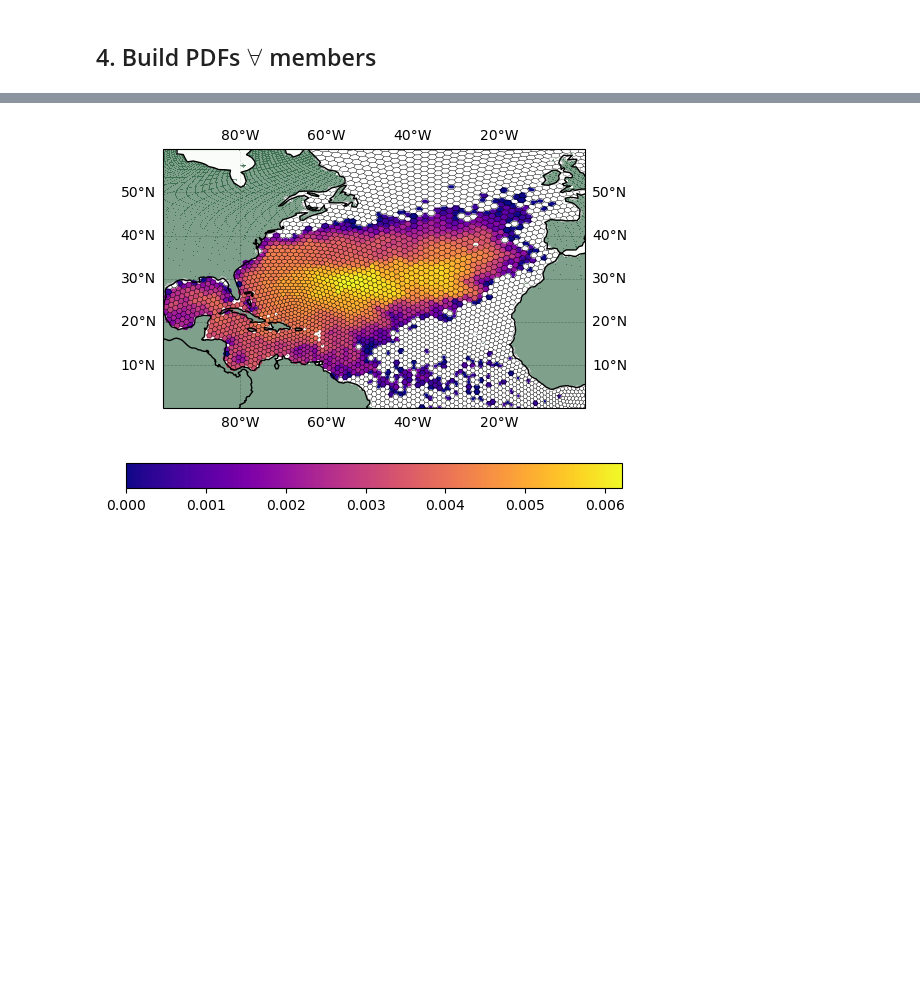
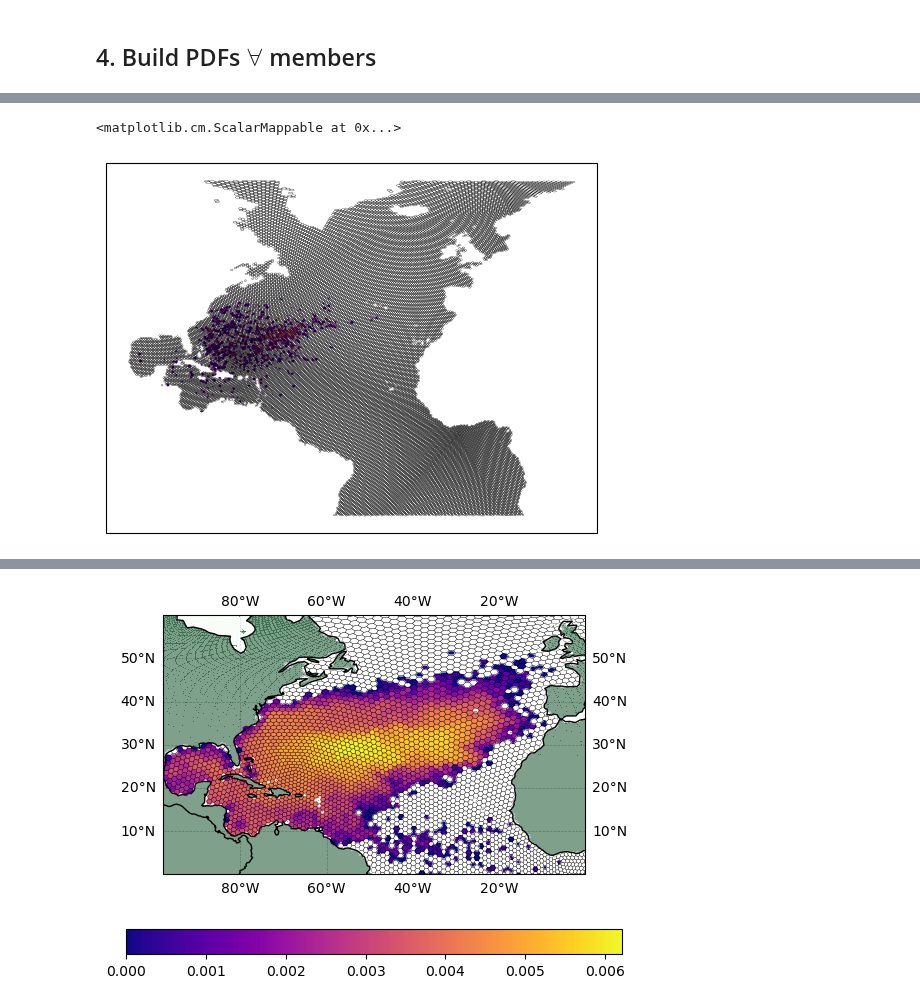
Before and after one commit to OceanParcels/NEMO_Ensemble_Lagrangian_Analysis, a Jupyter notebook: notebooks/08.HExbin_stats.ipynb, the cells around one changed output, grey strips where cells are left out. Drawn from its saved outputs; the diff is of its cells as text; code cells hidden in the pictures; blank space fills up the shorter version.

```diff
--- a/notebooks/08.HExbin_stats.ipynb
+++ b/notebooks/08.HExbin_stats.ipynb
@@ -161,0 +162,5 @@ hexbin_grid.pcolorhex(probability[:, 1000], cmap='plasma', draw_edges=True)
+# %%
+hexbin_grid_h4.pcolorhex(probability_h4[:, 700], cmap='plasma', draw_edges=True)
+# %% [output]
+<matplotlib.cm.ScalarMappable at 0x...>
+[figure, added]
```
Also changed, not shown: parts of 10 cells of this notebook, 6 other files.
